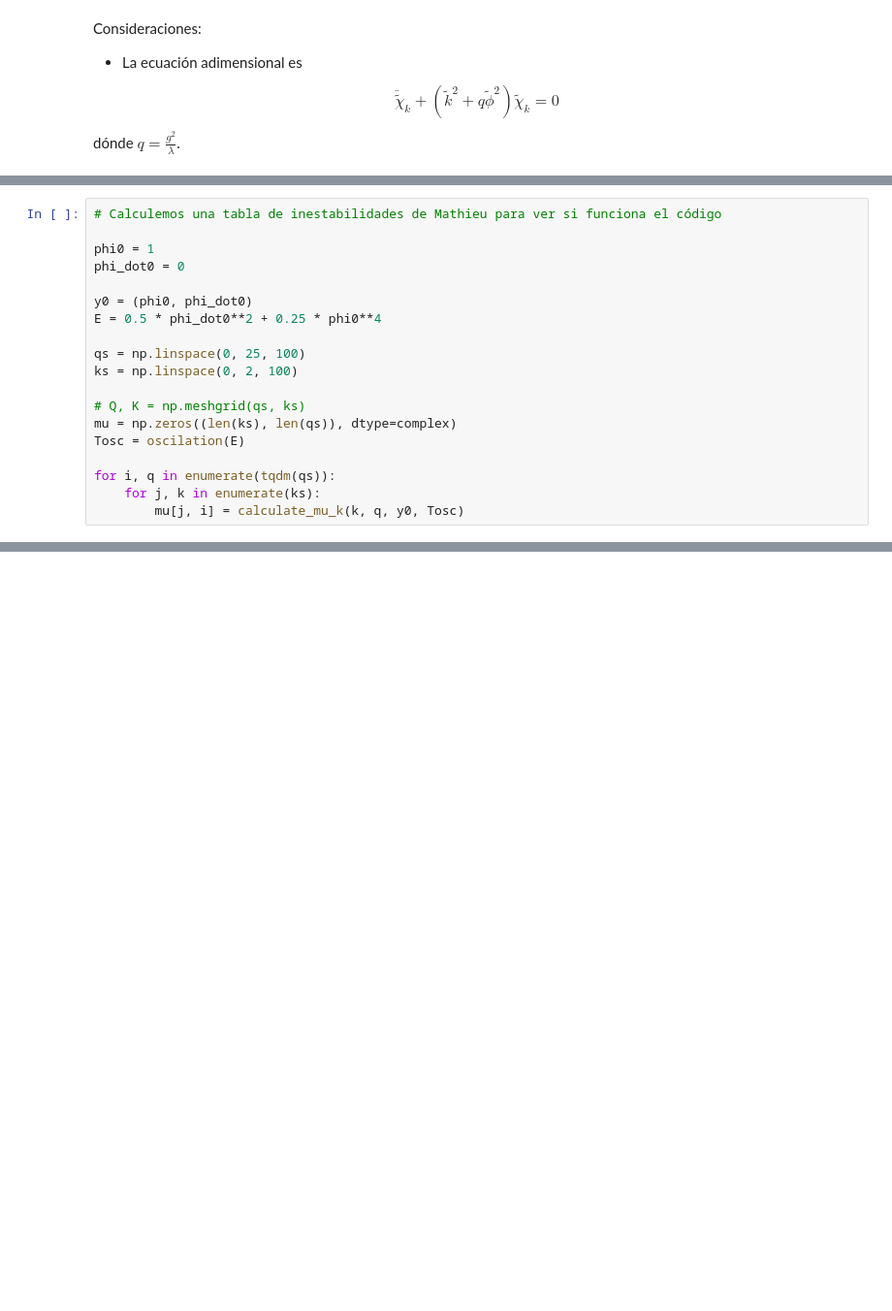
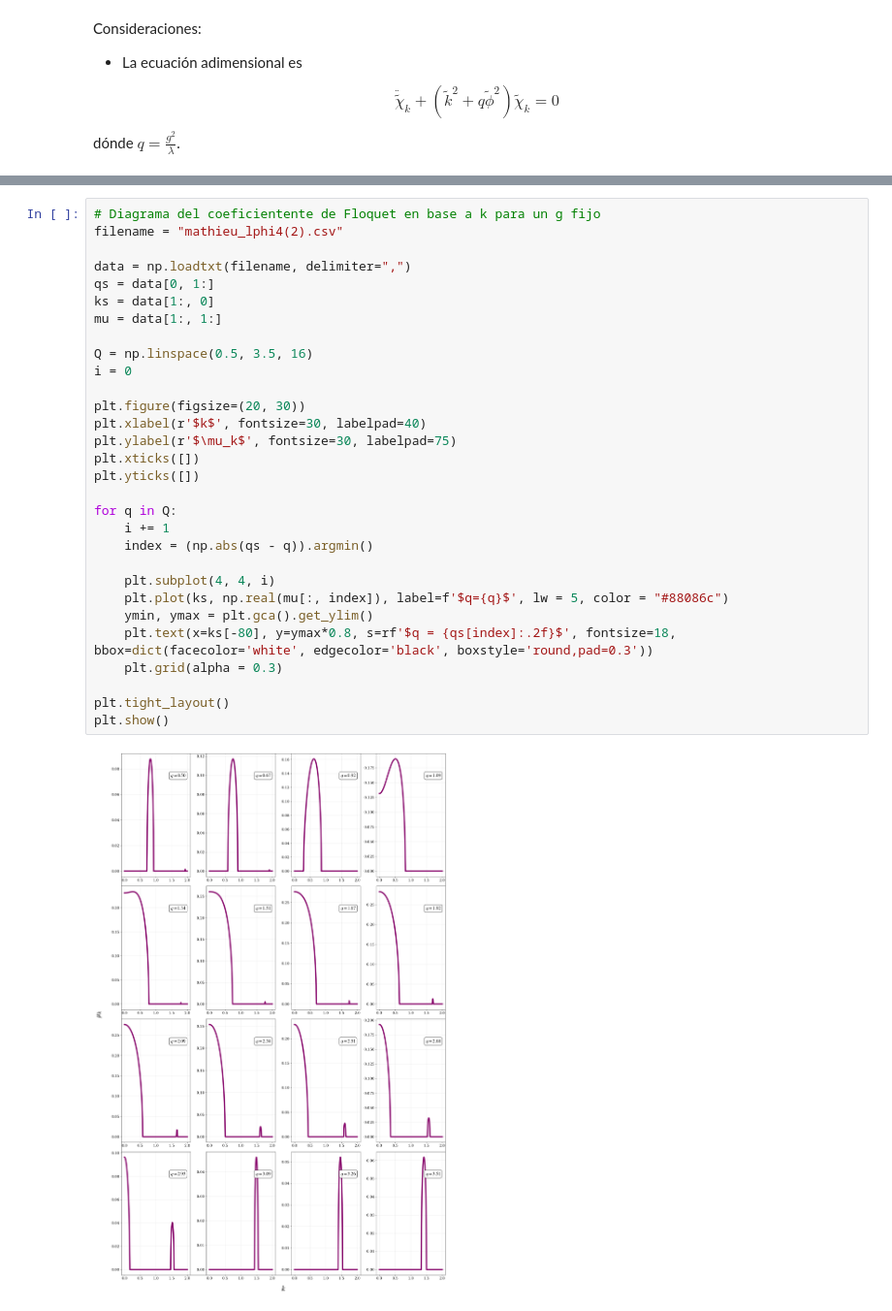
Before and after one commit to TomasCiccarella/Tesis, a Jupyter notebook: Floquet/Floquet.ipynb, the cells around one changed output, grey strips where cells are left out. Shown at 97% size. Drawn from its saved outputs; the diff is of its cells as text; blank space fills up the shorter version.

```diff
--- a/Floquet/Floquet.ipynb
+++ b/Floquet/Floquet.ipynb
@@ -233,22 +285,3 @@ def oscilation(E):
     integral, _ = quad(integrand, 0, phimax)
     Tosc = 4*integral
     return Tosc
-# %%
-# Calculemos una tabla de inestabilidades de Mathieu para ver si funciona el código
-
-phi0 = 1
-phi_dot0 = 0
-
-y0 = (phi0, phi_dot0)
-E = 0.5 * phi_dot0**2 + 0.25 * phi0**4
-
-qs = np.linspace(0, 25, 100)
-ks = np.linspace(0, 2, 100)
-
-# Q, K = np.meshgrid(qs, ks)
-mu = np.zeros((len(ks), len(qs)), dtype=complex)
-Tosc = oscilation(E)
-
-for i, q in enumerate(tqdm(qs)):
-    for j, k in enumerate(ks):
-        mu[j, i] = calculate_mu_k(k, q, y0, Tosc)
@@ -265,0 +330,32 @@ plt.show()
+# %%
+# Diagrama del coeficientente de Floquet en base a k para un g fijo
+filename = "mathieu_lphi4(2).csv"
+
+data = np.loadtxt(filename, delimiter=",")
+qs = data[0, 1:]
+ks = data[1:, 0]
+mu = data[1:, 1:]
+
+Q = np.linspace(0.5, 3.5, 16)
+i = 0
+
+plt.figure(figsize=(20, 30))
+plt.xlabel(r'$k$', fontsize=30, labelpad=40)
+plt.ylabel(r'$\mu_k$', fontsize=30, labelpad=75)
+plt.xticks([])
+plt.yticks([])
+
+for q in Q:
+    i += 1
+    index = (np.abs(qs - q)).argmin()
+
+    plt.subplot(4, 4, i)
+    plt.plot(ks, np.real(mu[:, index]), label=f'$q={q}$', lw = 5, color = "#88086c")
+    ymin, ymax = plt.gca().get_ylim()
+    plt.text(x=ks[-80], y=ymax*0.8, s=rf'$q = {qs[index]:.2f}$', fontsize=18, bbox=dict(facecolor='white', edgecolor='black', boxstyle='round,pad=0.3'))
+    plt.grid(alpha = 0.3)
+
+plt.tight_layout()
+plt.show()
+# %% [output]
+[figure, added]
```
Also changed, not shown: parts of 9 cells of this notebook, 15 other files.
